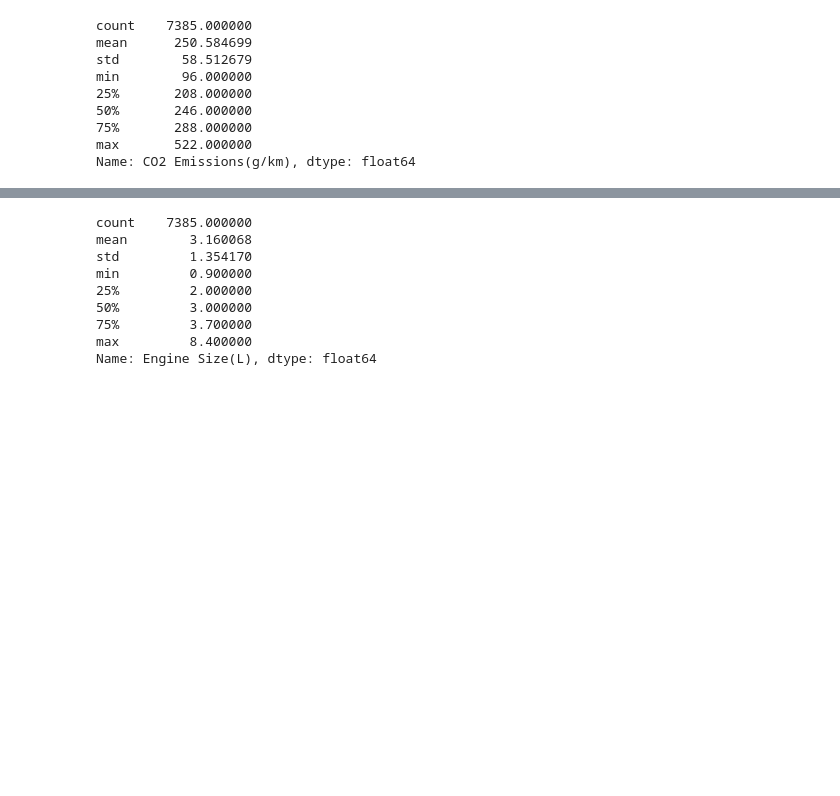
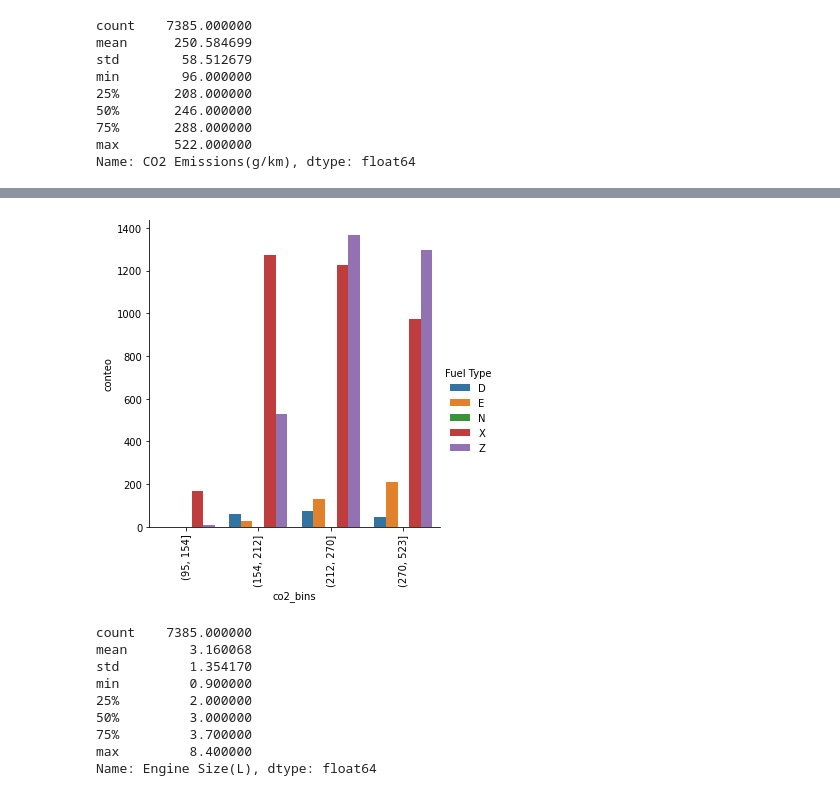
Before and after one commit to danielgqj/PythonAnalytics, a Jupyter notebook: SRC/ejemplo1.ipynb, the cells around one changed output, grey strips where cells are left out. Drawn from its saved outputs; the diff is of its cells as text; code cells hidden in the pictures; blank space fills up the shorter version.

```diff
--- a/SRC/ejemplo1.ipynb
+++ b/SRC/ejemplo1.ipynb
@@ -32,3 +36,8 @@ min        96.000000
 75%       288.000000
 max       522.000000
 Name: CO2 Emissions(g/km), dtype: float64
+# %%
+rangos_co2 = [95, 154, 212, 270, 523]
+co2_bins = pd.cut(df['CO2 Emissions(g/km)'], bins=rangos_co2)
+
+rangos_co2_count= co2_bins.value_counts()
@@ -34,0 +52,8 @@ Name: CO2 Emissions(g/km), dtype: float64
+# %%
+df['co2_bins'] = co2_bins
+# %%
+conteo_co2_x_fuel = (df[['co2_bins', 'Fuel Type']].dropna() # Seleccion de columna y elimino NaNs
+                      .groupby(['co2_bins', 'Fuel Type']).size() # Agrupo y cuento las obs. por intervalo de edad y sexo
+                      .reset_index() # Convierte a df
+                      .rename({0: 'conteo'}, axis=1)) # Cambia el nombre de "0" a "conteo"
+conteo_co2_x_fuel.head()
@@ -35,3 +67,12 @@ Name: CO2 Emissions(g/km), dtype: float64
+# %%
+g = sns.catplot(
+    data=conteo_co2_x_fuel, kind="bar",
+    x="co2_bins", y="conteo", hue="Fuel Type",
+)
+g.set_xticklabels(rotation=90)
+plt.show()
+# %% [output]
+[figure, added]
 # %%
 df['Engine Size(L)'].describe()
 # %% [output]
```
Also changed, not shown: parts of 13 cells of this notebook.
